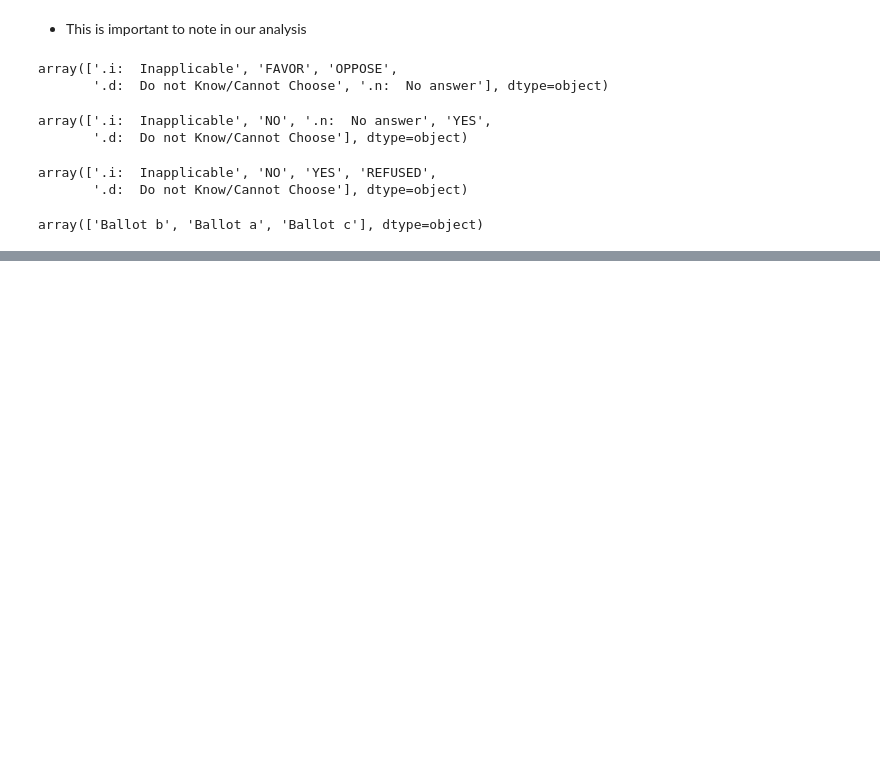
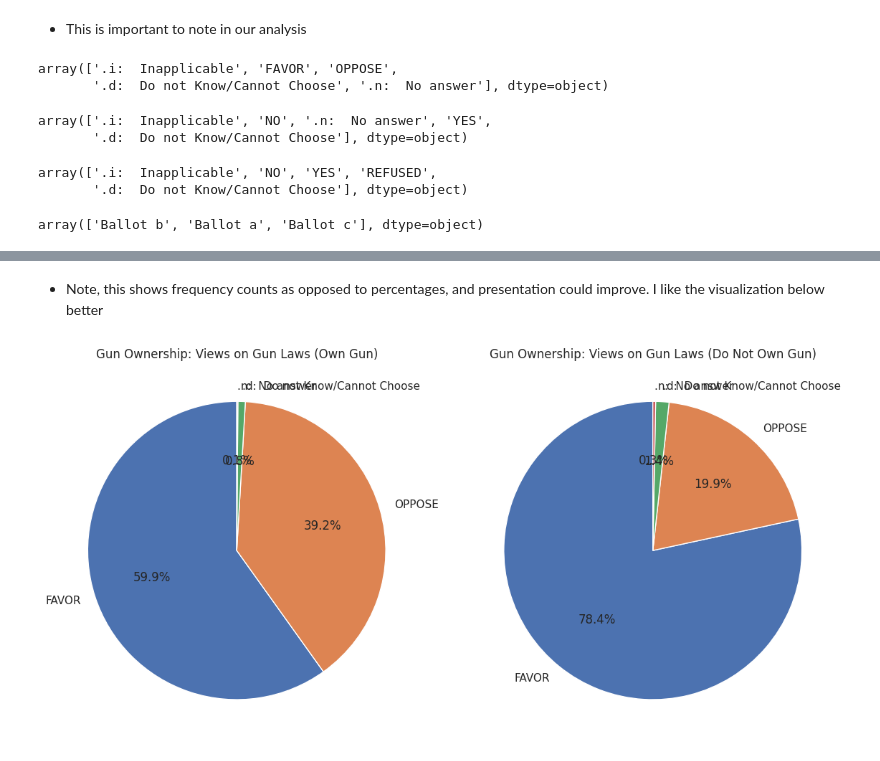
Before and after one commit to kimberlyyliuu/EDA, a Jupyter notebook: lab/gss.ipynb, the cells around one changed output, grey strips where cells are left out. Saved outputs shown, nothing was run; the diff lists cells and outputs as text; code cells hidden in the pictures; blank space fills up the shorter version.

```diff
--- a/lab/gss.ipynb
+++ b/lab/gss.ipynb
@@ -231,0 +278,25 @@ array(['Ballot b', 'Ballot a', 'Ballot c'], dtype=object)
+# %% [markdown]
+
+
+*   Note, this shows frequency counts as opposed to percentages, and presentation could improve. I like the visualization below better
+# %%
+# Set up the figure with two subplots
+fig, axes = plt.subplots(1, 2, figsize=(12, 6))
+
+# Plot for people who own guns
+own_gun = df[df['owngun'] == 'YES']
+own_gun_gunlaw = own_gun['gunlaw'].value_counts()
+axes[0].pie(own_gun_gunlaw, labels=own_gun_gunlaw.index, autopct='%1.1f%%', startangle=90)
+axes[0].set_title('Gun Ownership: Views on Gun Laws (Own Gun)')
+
+# Plot for people who do not own guns
+no_own_gun = df[df['owngun'] == 'NO']
+no_own_gun_gunlaw = no_own_gun['gunlaw'].value_counts()
+axes[1].pie(no_own_gun_gunlaw, labels=no_own_gun_gunlaw.index, autopct='%1.1f%%', startangle=90)
+axes[1].set_title('Gun Ownership: Views on Gun Laws (Do Not Own Gun)')
+
+# Show the plot
+plt.tight_layout()
+plt.show()
+# %% [output]
+[figure, added]
```
Also changed, not shown: parts of 15 cells of this notebook.
